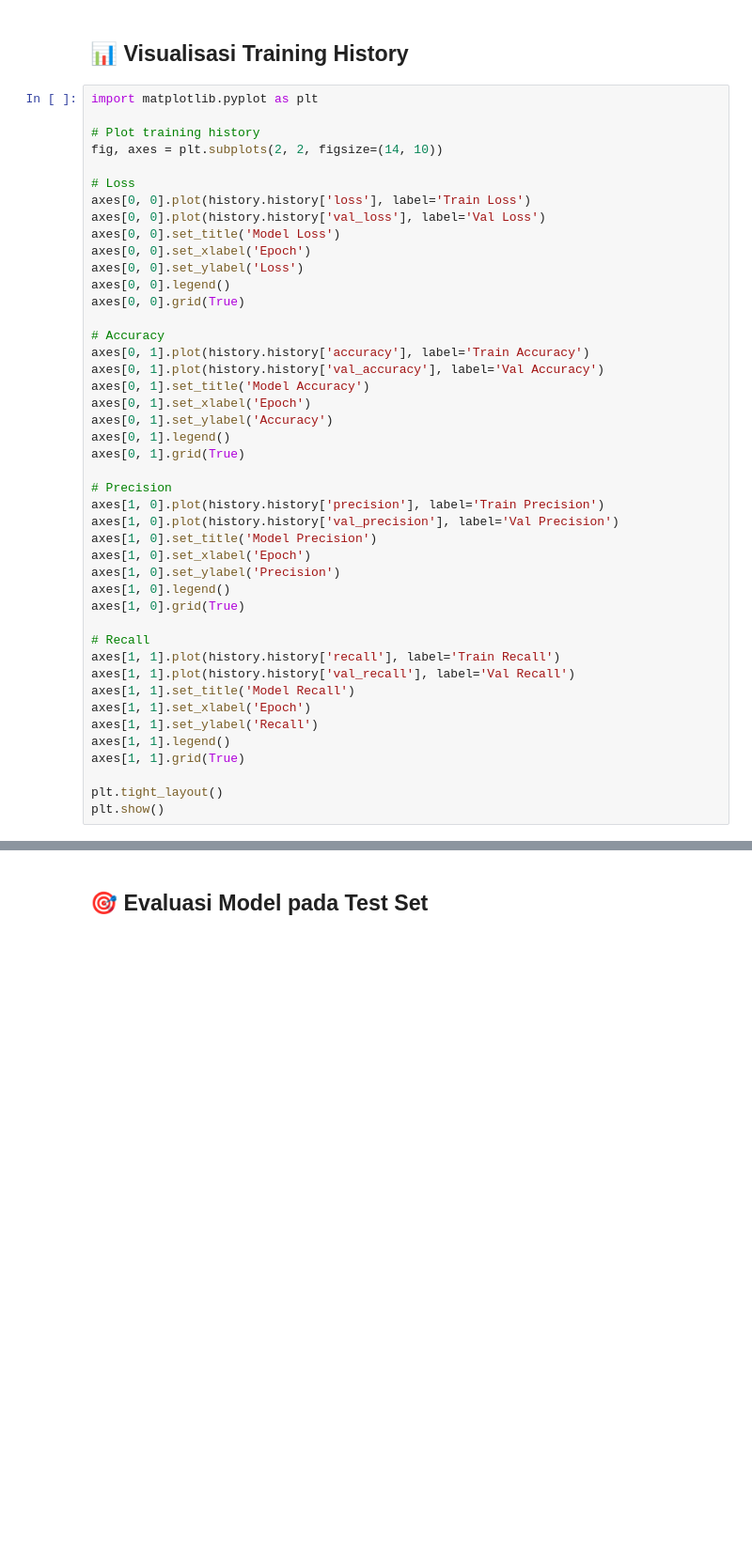
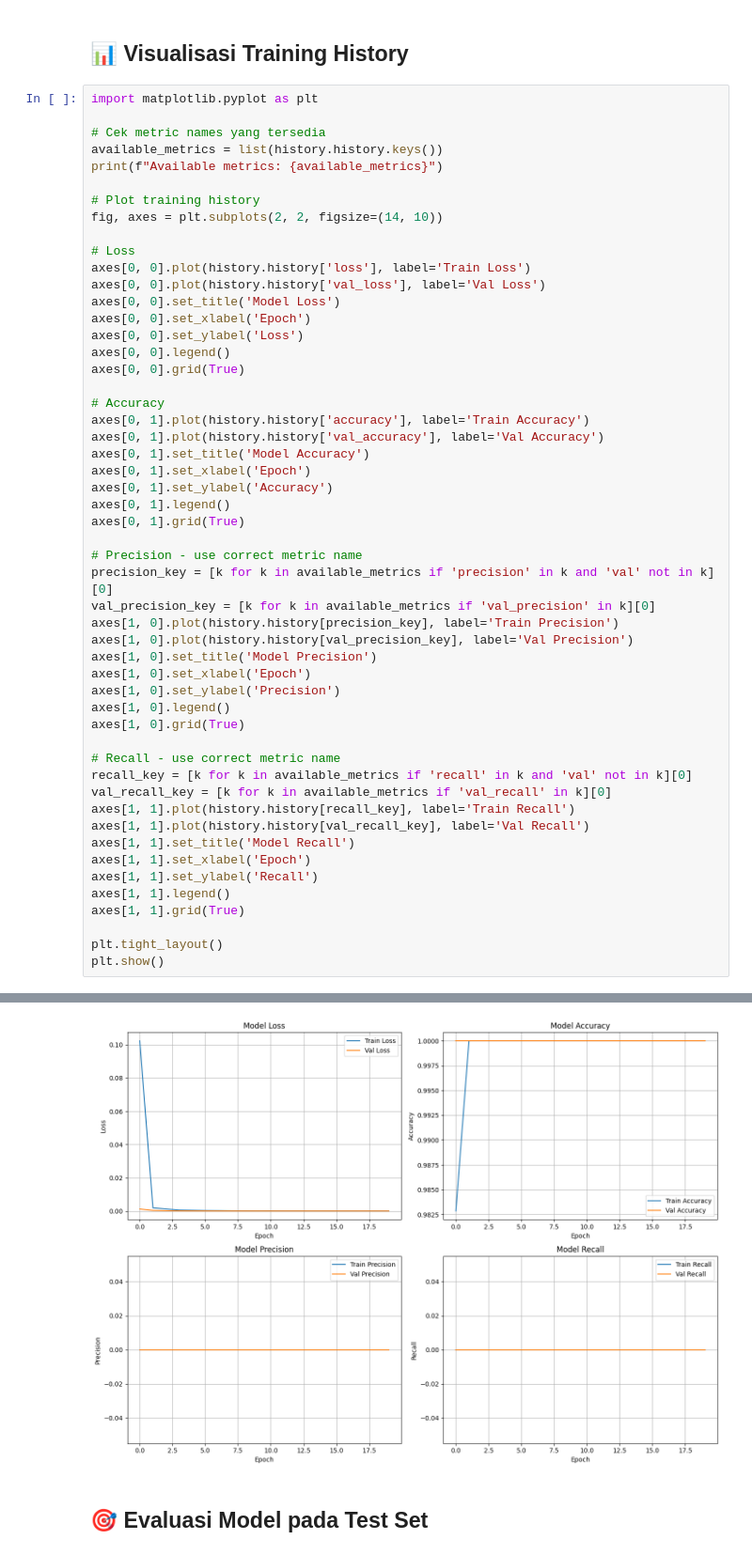
Before and after one commit to rehanalfarizu/-Deteksi-Anomali-Log-Sistem-Menggunakan-Model-Sequence-Berbasis-Deep-Learning, a Jupyter notebook: notebooks/Anomaly_Detection_Colab.ipynb, the cells around one changed output, grey strips where cells are left out. Shown at 94% size. Saved outputs shown, nothing was run; the diff lists cells and outputs as text; blank space fills up the shorter version.

```diff
--- a/notebooks/Anomaly_Detection_Colab.ipynb
+++ b/notebooks/Anomaly_Detection_Colab.ipynb
@@ -354,6 +452,10 @@ print("\n✅ Training complete!")
 ## 📊 Visualisasi Training History
 # %%
 import matplotlib.pyplot as plt
+
+# Cek metric names yang tersedia
+available_metrics = list(history.history.keys())
+print(f"Available metrics: {available_metrics}")
 
 # Plot training history
 fig, axes = plt.subplots(2, 2, figsize=(14, 10))
@@ -376,18 +478,22 @@ axes[0, 1].set_ylabel('Accuracy')
 axes[0, 1].legend()
 axes[0, 1].grid(True)
 
-# Precision
-axes[1, 0].plot(history.history['precision'], label='Train Precision')
-axes[1, 0].plot(history.history['val_precision'], label='Val Precision')
+# Precision - use correct metric name
+precision_key = [k for k in available_metrics if 'precision' in k and 'val' not in k][0]
+val_precision_key = [k for k in available_metrics if 'val_precision' in k][0]
+axes[1, 0].plot(history.history[precision_key], label='Train Precision')
+axes[1, 0].plot(history.history[val_precision_key], label='Val Precision')
 axes[1, 0].set_title('Model Precision')
 axes[1, 0].set_xlabel('Epoch')
 axes[1, 0].set_ylabel('Precision')
 axes[1, 0].legend()
 axes[1, 0].grid(True)
 
-# Recall
-axes[1, 1].plot(history.history['recall'], label='Train Recall')
-axes[1, 1].plot(history.history['val_recall'], label='Val Recall')
+# Recall - use correct metric name
+recall_key = [k for k in available_metrics if 'recall' in k and 'val' not in k][0]
+val_recall_key = [k for k in available_metrics if 'val_recall' in k][0]
+axes[1, 1].plot(history.history[recall_key], label='Train Recall')
+axes[1, 1].plot(history.history[val_recall_key], label='Val Recall')
 axes[1, 1].set_title('Model Recall')
 axes[1, 1].set_xlabel('Epoch')
 axes[1, 1].set_ylabel('Recall')
@@ -396,3 +502,4 @@ axes[1, 1].grid(True)
 
 plt.tight_layout()
 plt.show()
+# %% [output]
@@ -399,3 +507,4 @@ plt.show()
+[figure, added]
 # %% [markdown]
 ## 🎯 Evaluasi Model pada Test Set
 # %%
```
Also changed, not shown: parts of 49 cells of this notebook, 4 other files.
